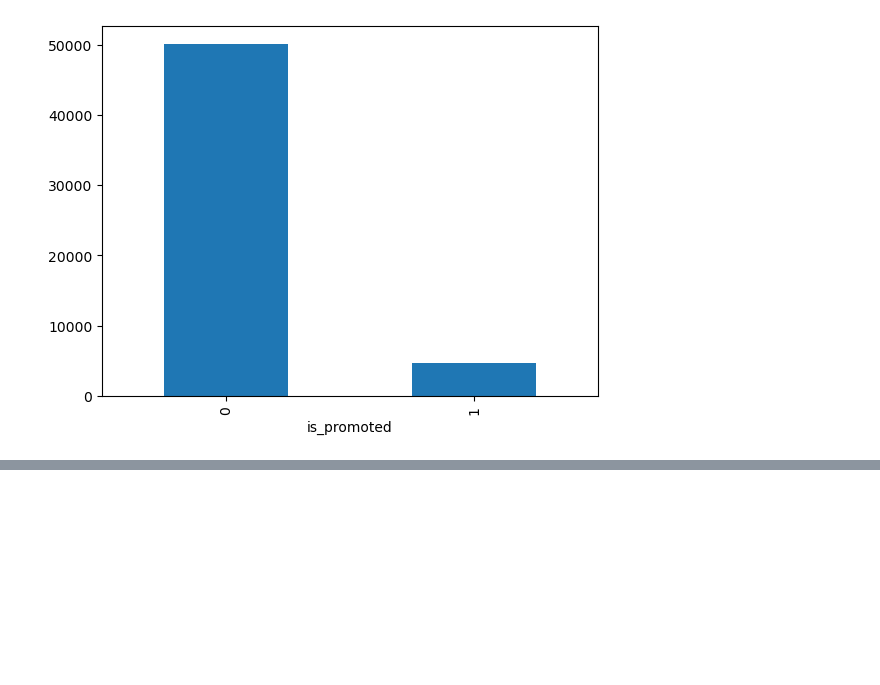
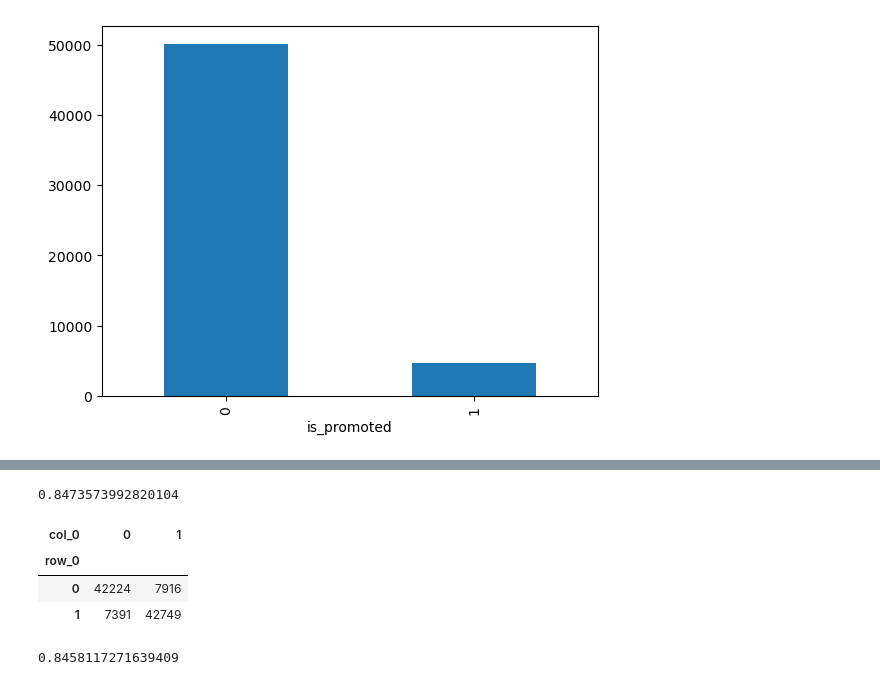
Before and after one commit to rajasangeetha/MachineLearning-, a Jupyter notebook: HR_Analytics_challenge_AnalyticsVidhya.ipynb, the cells around one changed output, grey strips where cells are left out. Saved outputs shown, nothing was run; the diff lists cells and outputs as text; code cells hidden in the pictures; blank space fills up the shorter version.

```diff
--- a/HR_Analytics_challenge_AnalyticsVidhya.ipynb
+++ b/HR_Analytics_challenge_AnalyticsVidhya.ipynb
@@ -531,0 +563,23 @@ hrtrain.is_promoted.value_counts().plot(kind="bar")
+# %%
+smote=SMOTENC(categorical_features=['department_Analytics', 'department_Finance', 'department_HR',
+       'department_Legal', 'department_Operations', 'department_Procurement',
+       'department_R&D', 'department_Sales & Marketing',
+       'department_Technology', 'region_region_1', 'region_region_10',
+       'region_region_11', 'region_region_12', 'region_region_13',
+       'region_region_14', 'region_region_15', 'region_region_16',
+       'region_region_17', 'region_region_18', 'region_region_19',
+       'region_region_2', 'region_region_20', 'region_region_21',
+       'region_region_22', 'region_region_23', 'region_region_24',
+       'region_region_25', 'region_region_26', 'region_region_27',
+       'region_region_28', 'region_region_29', 'region_region_3',
+       'region_region_30', 'region_region_31', 'region_region_32',
+       'region_region_33', 'region_region_34', 'region_region_4',
+       'region_region_5', 'region_region_6', 'region_region_7',
+       'region_region_8', 'region_region_9',
+       'education_Bachelors', 'education_Below Secondary',
+        'education_Masters & above', 'gender_f',
+       'gender_m', 'recruitment_channel_other', 'recruitment_channel_referred',
+       'recruitment_channel_sourcing', 'KPIs_met >80%_0', 'KPIs_met >80%_1',
+       'awards_won?_0', 'awards_won?_1'])
+# %%
+X_smote,y_smote=smote.fit_resample(X,y)
@@ -531,0 +594,3 @@ hrtrain.is_promoted.value_counts().plot(kind="bar")
+# %%
+model=LogisticRegression(max_iter=500)
+model.fit(X_smote,y_smote)
@@ -531,0 +606,18 @@ hrtrain.is_promoted.value_counts().plot(kind="bar")
+# %%
+model.score(X_smote,y_smote)
+# %% [output]
+0.8473573992820104
+# %%
+y_predict=model.predict(X_smote)
+# %%
+pd.crosstab(y_smote,y_predict)
+# %% [output]
+| col_0 | 0 | 1 |
+| row_0 |  |  |
+| 0 | 42224 | 7916 |
+| 1 | 7391 | 42749 |
+# %%
+# Accuracy
+(42677+42141)/(7463+7999+42677+42141)
+# %% [output]
+0.8458117271639409
```
Also changed, not shown: parts of 9 cells of this notebook.
